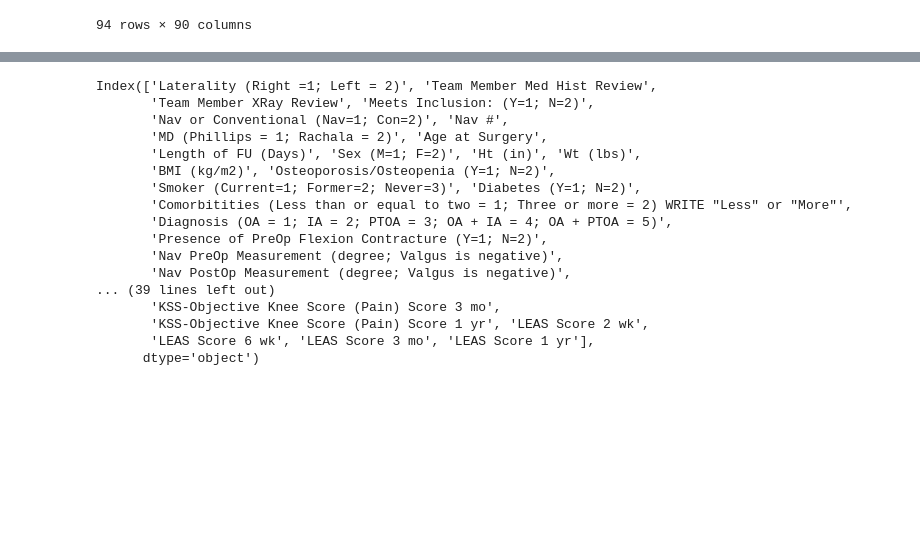
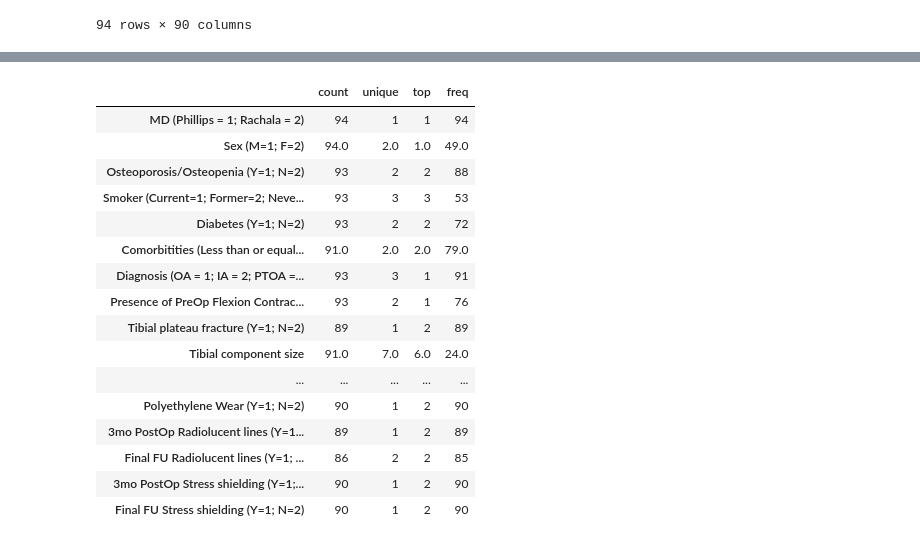
Before and after one commit to andreygal/varus, a Jupyter notebook: varus.ipynb, the cells around one changed output, grey strips where cells are left out. Drawn from its saved outputs; the diff is of its cells as text; code cells hidden in the pictures; blank space fills up the shorter version.

Commit message:
Fixed an issue with categorical values not displaying properly using 'category' type of pandas and the astype() function

```diff
--- a/varus.ipynb
+++ b/varus.ipynb
@@ -234,21 +234,23 @@ smoker_groups
 # %%
 #Varus Categorical
 column_categorical_lst = ['MD (Phillips = 1; Rachala = 2)', 'Sex (M=1; F=2)', 'Osteoporosis/Osteopenia (Y=1; N=2)', 'Smoker (Current=1; Former=2; Never=3)', 'Diabetes (Y=1; N=2)', 'Comorbitities (Less than or equal to two = 1; Three or more = 2) WRITE "Less" or "More"', 'Diagnosis (OA = 1; IA = 2; PTOA = 3; OA + IA = 4; OA + PTOA = 5)', 'Presence of PreOp Flexion Contracture (Y=1; N=2)', 'Tibial plateau fracture (Y=1; N=2)', 'Tibial component size', 'Femoral component size', 'Discharge destination (1=home; 2=rehab)', 'Readmission w/in 90 days (Y=1; N=2)', 'Reoperation (Y=1; N=2)', 'PostOp Infection  (Y=1; N=2)', 'Evidence of Hardware Failure (Y=1; N=2)', 'Fracture   (Y=1; N=2)', 'Subsidence   (Y=1; N=2)', 'Loosening   (Y=1; N=2)', 'Polyethylene Wear (Y=1; N=2)', '3mo PostOp Radiolucent lines (Y=1; N=2)', 'Final FU Radiolucent lines (Y=1; N=2)', '3mo PostOp Stress shielding (Y=1; N=2)', 'Final FU Stress shielding (Y=1; N=2)']
+
+varus_outliers[column_categorical_lst].astype(dtype='category').describe().transpose()
 # %% [output]
-Index(['Laterality (Right =1; Left = 2)', 'Team Member Med Hist Review',
-       'Team Member XRay Review', 'Meets Inclusion: (Y=1; N=2)',
-       'Nav or Conventional (Nav=1; Con=2)', 'Nav #',
-       'MD (Phillips = 1; Rachala = 2)', 'Age at Surgery',
-       'Length of FU (Days)', 'Sex (M=1; F=2)', 'Ht (in)', 'Wt (lbs)',
-       'BMI (kg/m2)', 'Osteoporosis/Osteopenia (Y=1; N=2)',
-       'Smoker (Current=1; Former=2; Never=3)', 'Diabetes (Y=1; N=2)',
-       'Comorbitities (Less than or equal to two = 1; Three or more = 2) WRITE "Less" or "More"',
-       'Diagnosis (OA = 1; IA = 2; PTOA = 3; OA + IA = 4; OA + PTOA = 5)',
-       'Presence of PreOp Flexion Contracture (Y=1; N=2)',
-       'Nav PreOp Measurement (degree; Valgus is negative)',
-       'Nav PostOp Measurement (degree; Valgus is negative)',
-... (39 lines left out)
-       'KSS-Objective Knee Score (Pain) Score 3 mo',
-       'KSS-Objective Knee Score (Pain) Score 1 yr', 'LEAS Score 2 wk',
-       'LEAS Score 6 wk', 'LEAS Score 3 mo', 'LEAS Score 1 yr'],
-      dtype='object')
+|  | count | unique | top | freq |
+| MD (Phillips = 1; Rachala = 2) | 94 | 1 | 1 | 94 |
+| Sex (M=1; F=2) | 94.0 | 2.0 | 1.0 | 49.0 |
+| Osteoporosis/Osteopenia (Y=1; N=2) | 93 | 2 | 2 | 88 |
+| Smoker (Current=1; Former=2; Neve... | 93 | 3 | 3 | 53 |
+| Diabetes (Y=1; N=2) | 93 | 2 | 2 | 72 |
+| Comorbitities (Less than or equal... | 91.0 | 2.0 | 2.0 | 79.0 |
+| Diagnosis (OA = 1; IA = 2; PTOA =... | 93 | 3 | 1 | 91 |
+| Presence of PreOp Flexion Contrac... | 93 | 2 | 1 | 76 |
+| Tibial plateau fracture (Y=1; N=2) | 89 | 1 | 2 | 89 |
+| Tibial component size | 91.0 | 7.0 | 6.0 | 24.0 |
+| ... | ... | ... | ... | ... |
+| Polyethylene Wear (Y=1; N=2) | 90 | 1 | 2 | 90 |
+| 3mo PostOp Radiolucent lines (Y=1... | 89 | 1 | 2 | 89 |
+| Final FU Radiolucent lines (Y=1; ... | 86 | 2 | 2 | 85 |
+| 3mo PostOp Stress shielding (Y=1;... | 90 | 1 | 2 | 90 |
+| Final FU Stress shielding (Y=1; N=2) | 90 | 1 | 2 | 90 |
```
Also changed, not shown: parts of 1 cell of this notebook.
